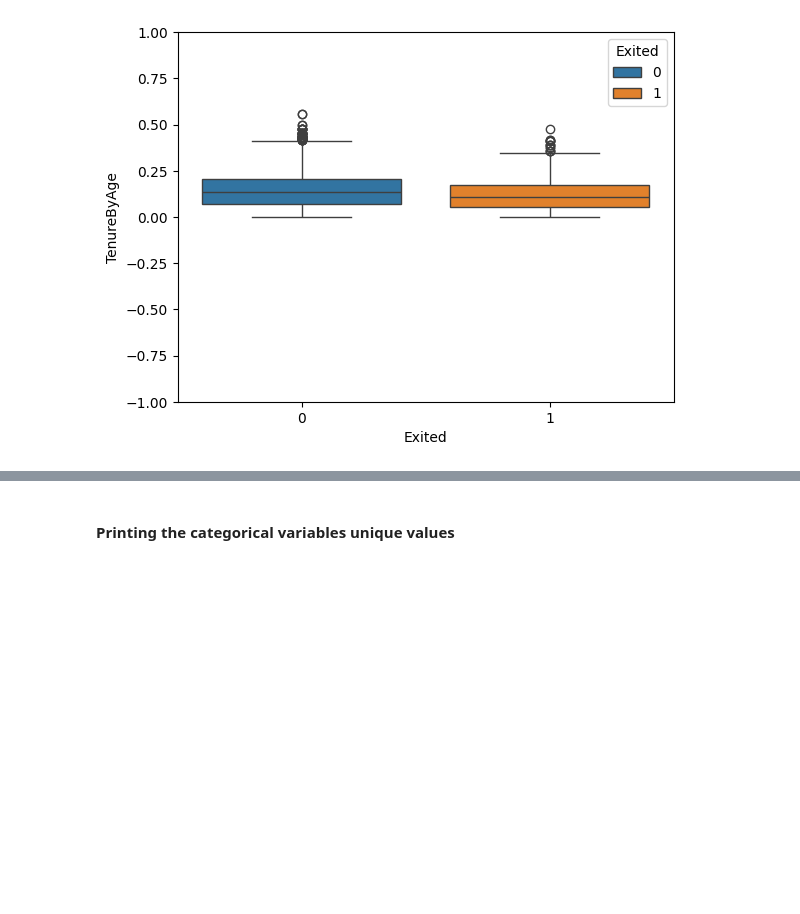
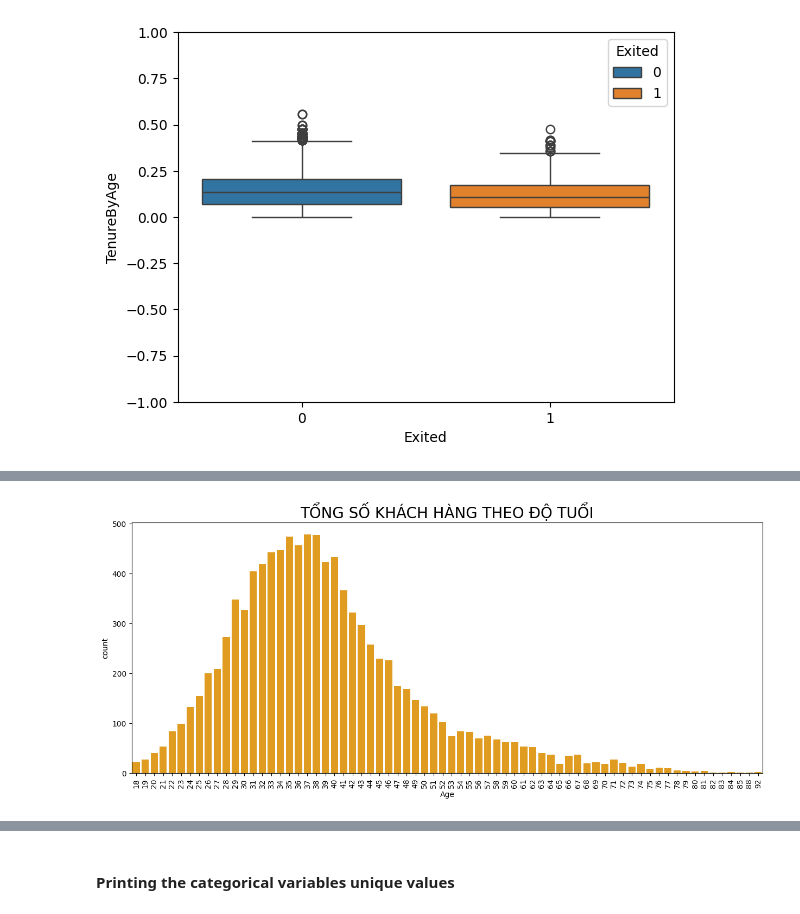
Before and after one commit to duphatminh/Bank_Customer_Churn_Prediction, a Jupyter notebook: notebooks/main.ipynb, the cells around one changed output, grey strips where cells are left out. Cells and saved outputs as stored; diff of their text form; code cells hidden in the pictures; blank space fills up the shorter version.

```diff
--- a/notebooks/main.ipynb
+++ b/notebooks/main.ipynb
@@ -116,0 +128,9 @@ plt.show()
+# %%
+#Total customers by Age
+plt.figure(figsize=(15,6))
+sns.countplot(x='Age', data = df,color= 'orange')
+plt.title('TỔNG SỐ KHÁCH HÀNG THEO ĐỘ TUỔI', size = 20)
+plt.xticks(rotation = 90)
+plt.show()
+# %% [output]
+[figure, added]
```
Also changed, not shown: parts of 8 cells of this notebook, 13 other files.
